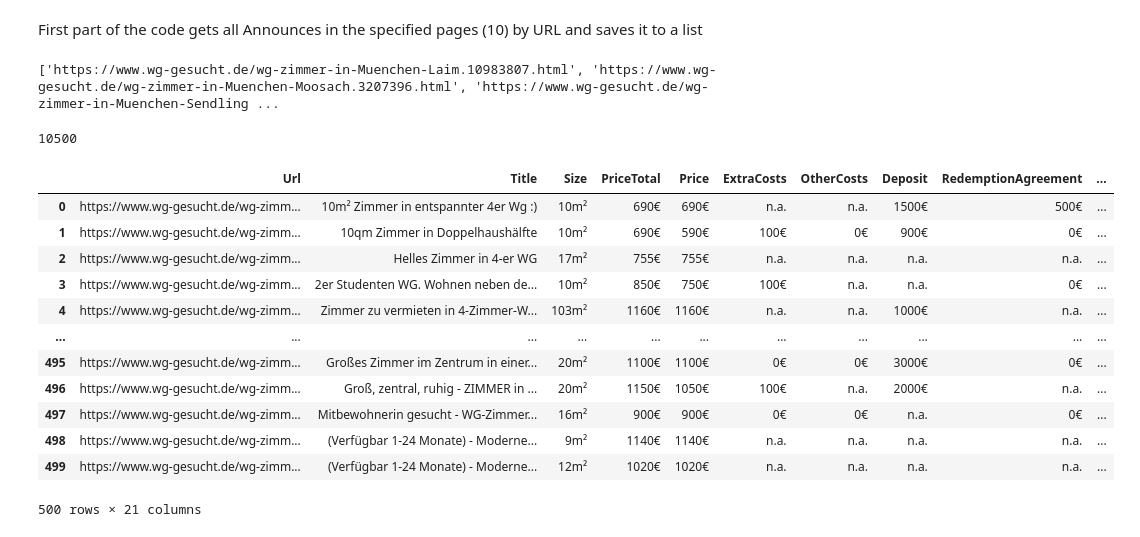
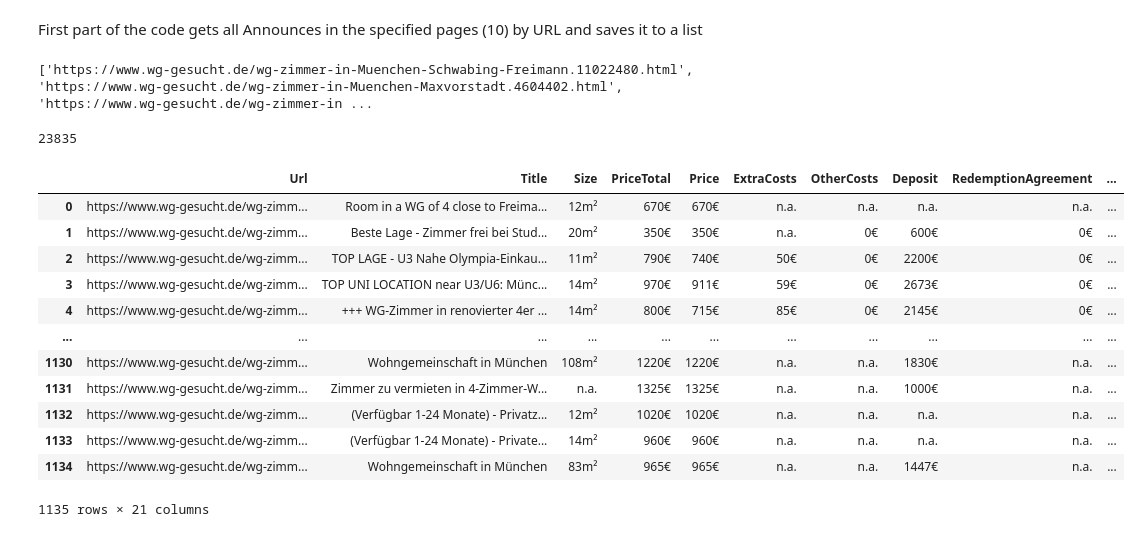
Before and after one commit to iwh-halle/fdap-2024-GeroWeinkauf, a Jupyter notebook: casestudy/student_housing/scraper.ipynb, the cells around one changed output. Saved outputs shown, nothing was run; the diff lists cells and outputs as text; code cells hidden in the pictures.

Commit message:
scrape full 24

```diff
--- a/casestudy/student_housing/scraper.ipynb
+++ b/casestudy/student_housing/scraper.ipynb
@@ -13,7 +13,7 @@ import re
 First part of the code gets all Announces in the specified pages (10) by URL and saves it to a list
 # %%
 def api_call(url):
-  payload = {'api_key': 'cbff1dee043e85253ef98571a5a7a17a', 'url': url}
+  payload = {'api_key': '33bdafd2e116ede406243b5c802b1145', 'url': url}
   try:
     response = requests.get('http://api.scraperapi.com', params=payload)
   except ConnectionError:
@@ -22,7 +22,7 @@ def api_call(url):
 
   return response
 # %%
-page_amount = 25
+  page_amount = 50
 
 url_first_part = 'https://www.wg-gesucht.de/wg-zimmer-in-Muenchen.90.0.1.'
 url_second_part = '.html'                                                                       #complete url => first part + page_number + second part
@@ -49,7 +49,7 @@ for page_number in range(1, page_amount):
 
 print(total_link_list)
 # %% [output]
-['https://www.wg-gesucht.de/wg-zimmer-in-Muenchen-Laim.10983807.html', 'https://www.wg-gesucht.de/wg-zimmer-in-Muenchen-Moosach.3207396.html', 'https://www.wg-gesucht.de/wg-zimmer-in-Muenchen-Sendling ...
+['https://www.wg-gesucht.de/wg-zimmer-in-Muenchen-Schwabing-Freimann.11022480.html', 'https://www.wg-gesucht.de/wg-zimmer-in-Muenchen-Maxvorstadt.4604402.html', 'https://www.wg-gesucht.de/wg-zimmer-in ...
 # %%
 def get_page_content(page_content, Url):
     try:
@@ -127,39 +127,39 @@ def get_page_content(page_content, Url):
 # %%
 main_dict = {'Url': [], 'Title': [], 'Size': [], 'PriceTotal': [], 'Price': [], 'ExtraCosts': [], 'OtherCosts': [], 'Deposit': [], 'RedemptionAgreement': [], 'DateFree': [], 'DateFreeTill': [], 'OnlineSince': [], 'Adress': [], 'Details': [], 'LookingFor': [], 'AmountofIcons': [], 'AmountofIconsNeeded': [], 'DescriptionRoom': [], 'DescriptionLocation': [], 'DescriptionLife': [], 'description_other': []}
 
 for link in total_link_list:
 
     response = api_call(link)
     soup = BeautifulSoup(response.content, "html.parser")
     temp_dict = get_page_content(soup, link)
     if temp_dict == "error":
         continue
     for key, value in temp_dict.items():
         if key in main_dict:
             main_dict[key].append(value)
         else:
             main_dict[key] = [value]
 
 
 result_dataframe = pd.DataFrame(main_dict)
 
 print(result_dataframe.size)
 display(result_dataframe)
 
 # Save DataFrame to CSV without the index
-result_dataframe.to_csv('wggesucht_scraped_16_05.csv', index=False)
+result_dataframe.to_csv('wggesucht_scraped_24_05.csv', index=False)
 # %% [output]
-10500
+23835
 |  | Url | Title | Size | PriceTotal | Price | ExtraCosts | OtherCosts | Deposit | RedemptionAgreement | ... |
-| 0 | https://www.wg-gesucht.de/wg-zimm... | 10m² Zimmer in entspannter 4er Wg :) | 10m² | 690€ | 690€ | n.a. | n.a. | 1500€ | 500€ | ... |
-| 1 | https://www.wg-gesucht.de/wg-zimm... | 10qm Zimmer in Doppelhaushälfte | 10m² | 690€ | 590€ | 100€ | 0€ | 900€ | 0€ | ... |
-| 2 | https://www.wg-gesucht.de/wg-zimm... | Helles Zimmer in 4-er WG | 17m² | 755€ | 755€ | n.a. | n.a. | n.a. | n.a. | ... |
-| 3 | https://www.wg-gesucht.de/wg-zimm... | 2er Studenten WG. Wohnen neben de... | 10m² | 850€ | 750€ | 100€ | n.a. | n.a. | 0€ | ... |
-| 4 | https://www.wg-gesucht.de/wg-zimm... | Zimmer zu vermieten in 4-Zimmer-W... | 103m² | 1160€ | 1160€ | n.a. | n.a. | 1000€ | n.a. | ... |
+| 0 | https://www.wg-gesucht.de/wg-zimm... | Room in a WG of 4 close to Freima... | 12m² | 670€ | 670€ | n.a. | n.a. | n.a. | n.a. | ... |
+| 1 | https://www.wg-gesucht.de/wg-zimm... | Beste Lage - Zimmer frei bei Stud... | 20m² | 350€ | 350€ | n.a. | 0€ | 600€ | 0€ | ... |
+| 2 | https://www.wg-gesucht.de/wg-zimm... | TOP LAGE - U3 Nahe Olympia-Einkau... | 11m² | 790€ | 740€ | 50€ | 0€ | 2200€ | 0€ | ... |
+| 3 | https://www.wg-gesucht.de/wg-zimm... | TOP UNI LOCATION near U3/U6: Münc... | 14m² | 970€ | 911€ | 59€ | 0€ | 2673€ | 0€ | ... |
+| 4 | https://www.wg-gesucht.de/wg-zimm... | +++ WG-Zimmer in renovierter 4er ... | 14m² | 800€ | 715€ | 85€ | 0€ | 2145€ | 0€ | ... |
 | ... | ... | ... | ... | ... | ... | ... | ... | ... | ... | ... |
-| 495 | https://www.wg-gesucht.de/wg-zimm... | Großes Zimmer im Zentrum in einer... | 20m² | 1100€ | 1100€ | 0€ | 0€ | 3000€ | 0€ | ... |
-| 496 | https://www.wg-gesucht.de/wg-zimm... | Groß, zentral, ruhig - ZIMMER in ... | 20m² | 1150€ | 1050€ | 100€ | n.a. | 2000€ | n.a. | ... |
-| 497 | https://www.wg-gesucht.de/wg-zimm... | Mitbewohnerin gesucht - WG-Zimmer... | 16m² | 900€ | 900€ | 0€ | 0€ | n.a. | 0€ | ... |
-| 498 | https://www.wg-gesucht.de/wg-zimm... | (Verfügbar 1-24 Monate) - Moderne... | 9m² | 1140€ | 1140€ | n.a. | n.a. | n.a. | n.a. | ... |
-| 499 | https://www.wg-gesucht.de/wg-zimm... | (Verfügbar 1-24 Monate) - Moderne... | 12m² | 1020€ | 1020€ | n.a. | n.a. | n.a. | n.a. | ... |
+| 1130 | https://www.wg-gesucht.de/wg-zimm... | Wohngemeinschaft in München | 108m² | 1220€ | 1220€ | n.a. | n.a. | 1830€ | n.a. | ... |
+| 1131 | https://www.wg-gesucht.de/wg-zimm... | Zimmer zu vermieten in 4-Zimmer-W... | n.a. | 1325€ | 1325€ | n.a. | n.a. | 1000€ | n.a. | ... |
+| 1132 | https://www.wg-gesucht.de/wg-zimm... | (Verfügbar 1-24 Monate) - Privatz... | 12m² | 1020€ | 1020€ | n.a. | n.a. | n.a. | n.a. | ... |
+| 1133 | https://www.wg-gesucht.de/wg-zimm... | (Verfügbar 1-24 Monate) - Private... | 14m² | 960€ | 960€ | n.a. | n.a. | n.a. | n.a. | ... |
+| 1134 | https://www.wg-gesucht.de/wg-zimm... | Wohngemeinschaft in München | 83m² | 965€ | 965€ | n.a. | n.a. | 1447€ | n.a. | ... |
-500 rows × 21 columns
+1135 rows × 21 columns
```
Also changed, not shown: 2 other files.
